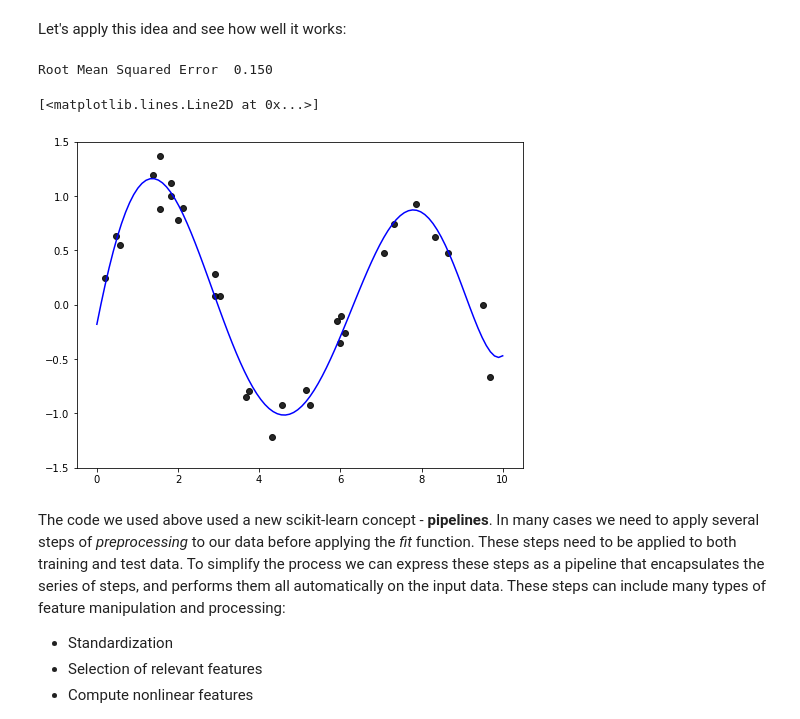
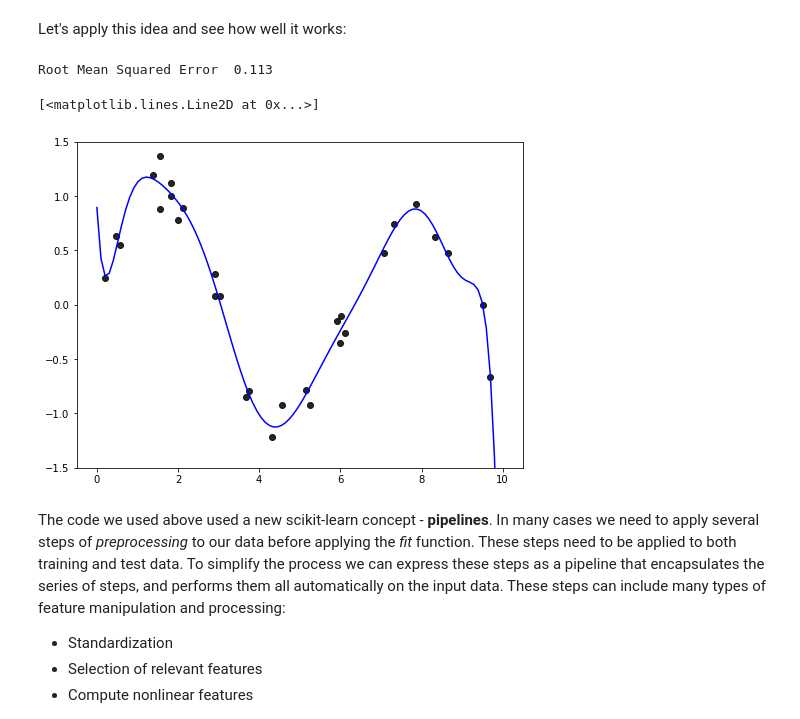
Before and after one commit to danboberton/CS345-Modules, a Jupyter notebook: module04_01_polynomial_basis_regression.ipynb, the cells around one changed output. Cells and saved outputs as stored; diff of their text form; code cells hidden in the pictures.

```diff
--- a/module04_01_polynomial_basis_regression.ipynb
+++ b/module04_01_polynomial_basis_regression.ipynb
@@ -95,31 +95,31 @@ Let's apply this idea and see how well it works:
 # %%
 from sklearn.pipeline import make_pipeline
 
-porder = 6
+porder = 12
 poly_model = make_pipeline(PolynomialFeatures(porder),
                            LinearRegression())
 
 rng = np.random.RandomState(42)
 N = 30
 x = 10 * rng.rand(N)
 y = np.sin(x) + 0.2 * rng.randn(N)
 
 poly_model.fit(x[:, np.newaxis], y)
 
 xfit = np.linspace(0, 10, 100)
 yfit = poly_model.predict(xfit[:, np.newaxis])
 
 rmse = np.sqrt(mean_squared_error(y, poly_model.predict(x[:, np.newaxis])))
 print(f'Root Mean Squared Error {rmse:6.3f}')
 
 plt.figure(figsize=(8,6))
 plt.ylim(bottom=-1.5,top=1.5)
 plt.scatter(x, y, alpha=0.85, color='black')
 plt.plot(xfit, yfit, color='blue')
 # %% [output]
-Root Mean Squared Error  0.150
+Root Mean Squared Error  0.113
 [<matplotlib.lines.Line2D at 0x...>]
-[figure, old version]
+[figure, new version]
 # %% [markdown]
 The code we used above used a new scikit-learn concept - **pipelines**.
 In many cases we need to apply several steps of *preprocessing* to our data before applying the *fit* function.  These steps need to be applied to both training and test data.  To simplify the process we can express these steps as a pipeline that encapsulates the series of steps, and performs them all automatically on the input data.  These steps can include many types of feature manipulation and processing:
```
Also changed, not shown: parts of 4 cells of this notebook, 1 other file.
